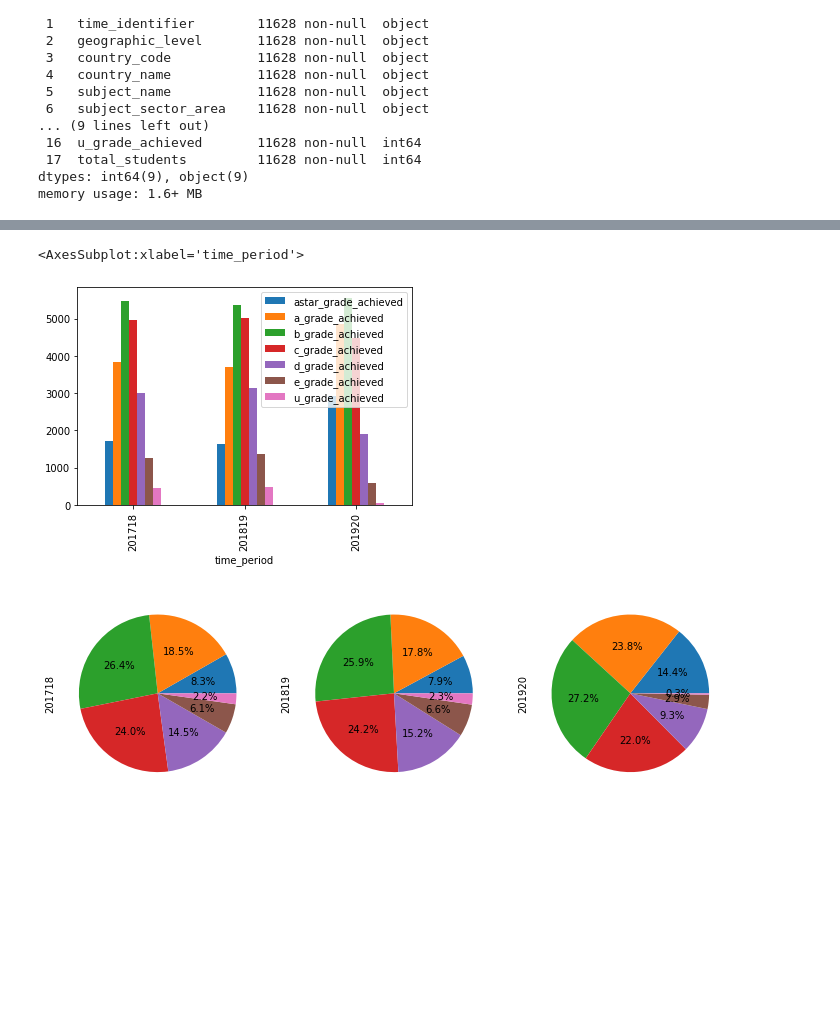
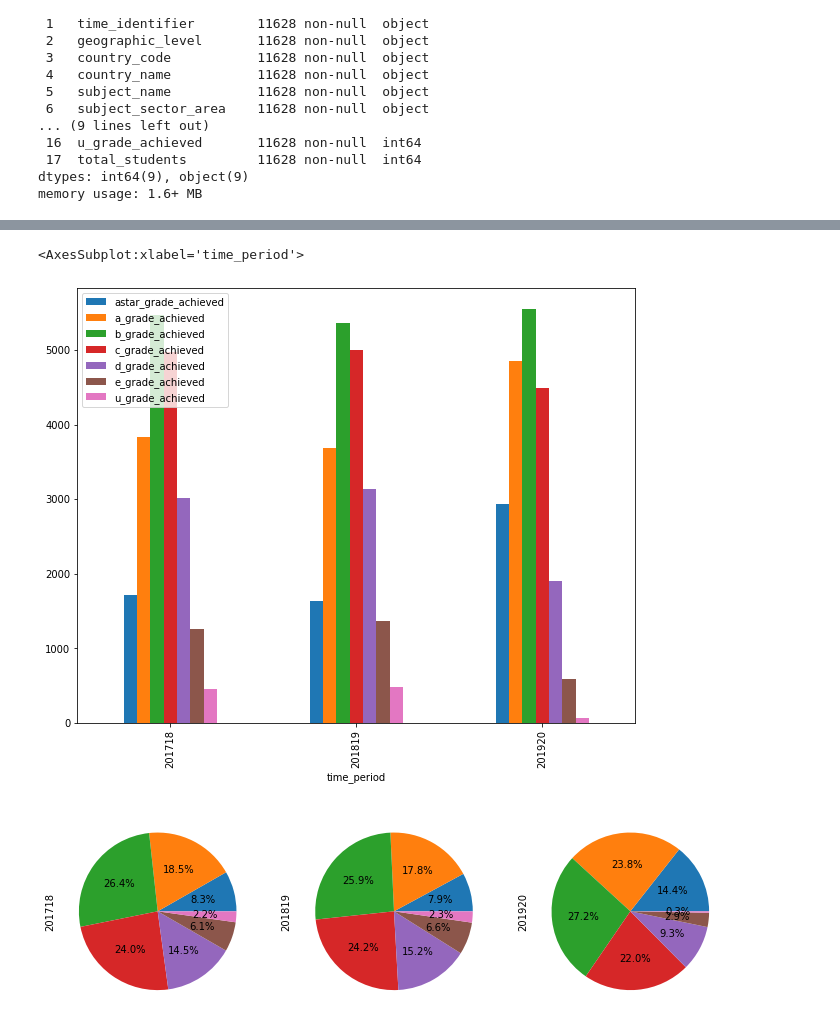
Before and after one commit to AndrewDales/pandas-a-level, a Jupyter notebook: explore-a-level-data.ipynb, the cells around one changed output, grey strips where cells are left out. Cells and saved outputs as stored; diff of their text form; code cells hidden in the pictures; blank space fills up the shorter version.

```diff
--- a/explore-a-level-data.ipynb
+++ b/explore-a-level-data.ipynb
@@ -75,10 +75,10 @@ nac_all.sample(10)
 # %%
 df = nac_all.drop(columns="total_students").groupby(by="time_period").mean()
-df.plot(kind='bar', figsize=(10,))
+df.plot(kind='bar', figsize=(10, 8))
 # ax = nac_all.groupby(by="time_period").plot(kind='bar', x="subject_sector_area", y="astar_grade_achieved")
 # %% [output]
 <AxesSubplot:xlabel='time_period'>
-[figure, old version]
+[figure, new version]
 # %%
 dft = df.transpose()
 fig = dft.plot(kind="pie", autopct=lambda p: f'{p:.1f}%', subplots=True, figsize=(12, 8), labels=None, legend=None)
```
Also changed, not shown: parts of 2 cells of this notebook, 2 other files.
